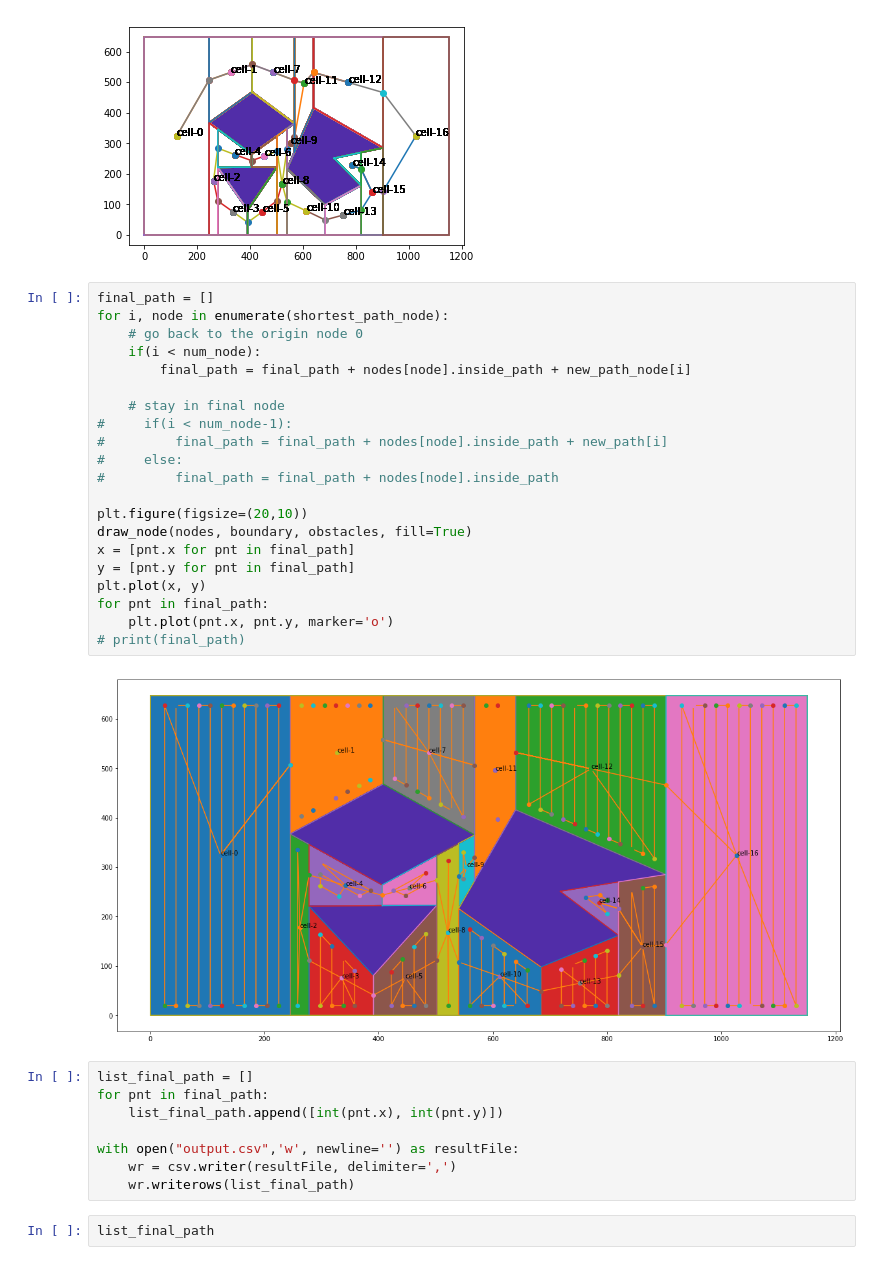
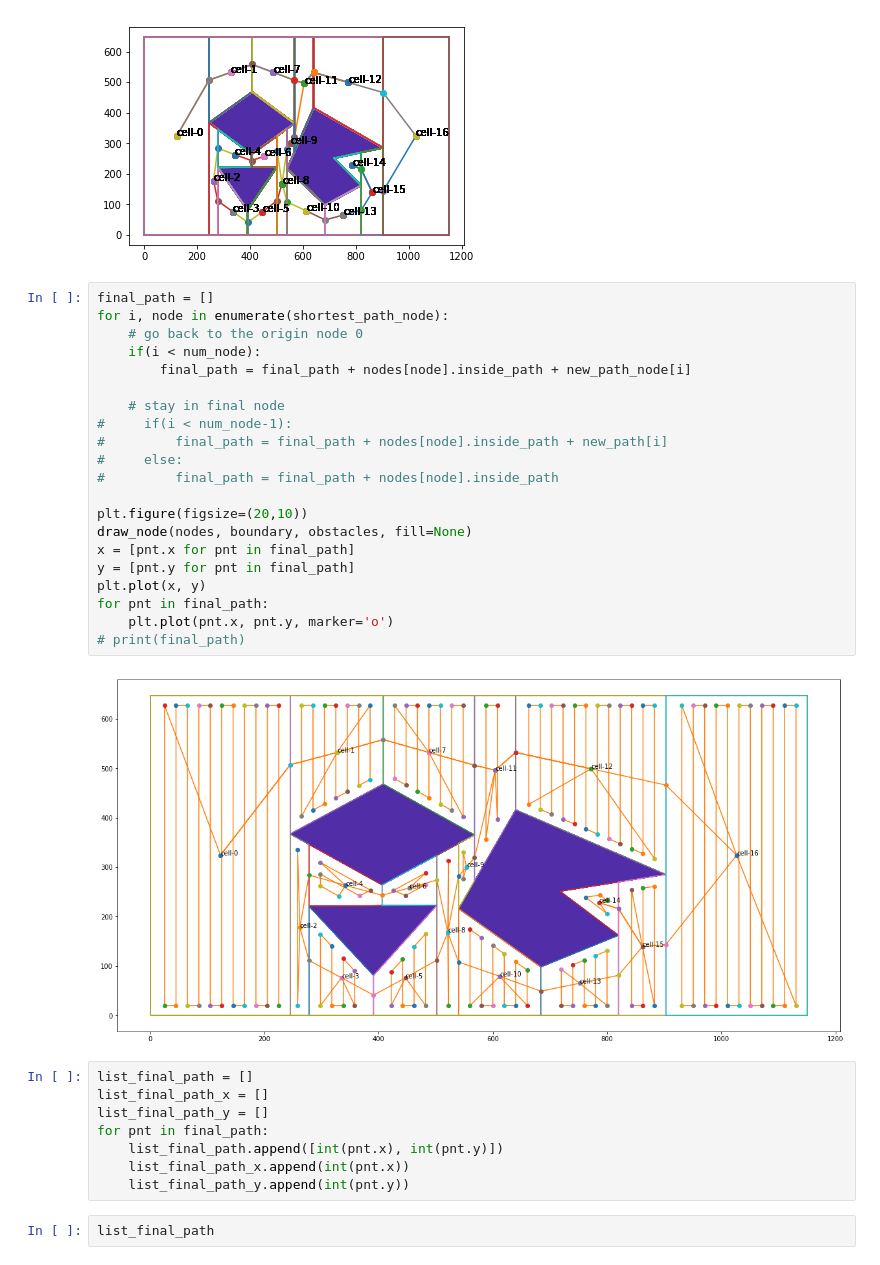
Before and after one commit to KunHanKH/Comple-Coverage-Path-PLanning-Based-on-Cell-Desomposition, a Jupyter notebook: Countour Detection and Polygon Approxiamation.ipynb, the cells around one changed output. Drawn from its saved outputs; the diff is of its cells as text.

```diff
--- a/Countour Detection and Polygon Approxiamation.ipynb
+++ b/Countour Detection and Polygon Approxiamation.ipynb
@@ -194,34 +198,34 @@ for i, path in enumerate(new_path_node):
 # %%
 final_path = []
 for i, node in enumerate(shortest_path_node):
     # go back to the origin node 0
     if(i < num_node):
         final_path = final_path + nodes[node].inside_path + new_path_node[i]
 
     # stay in final node
 #     if(i < num_node-1):
 #         final_path = final_path + nodes[node].inside_path + new_path[i]
 #     else:
 #         final_path = final_path + nodes[node].inside_path
 
 plt.figure(figsize=(20,10))
-draw_node(nodes, boundary, obstacles, fill=True)
+draw_node(nodes, boundary, obstacles, fill=None)
 x = [pnt.x for pnt in final_path]
 y = [pnt.y for pnt in final_path]
 plt.plot(x, y)
 for pnt in final_path:
     plt.plot(pnt.x, pnt.y, marker='o')
 # print(final_path)
 # %% [output]
-[figure, old version]
+[figure, new version]
 # %%
 list_final_path = []
+list_final_path_x = []
+list_final_path_y = []
 for pnt in final_path:
     list_final_path.append([int(pnt.x), int(pnt.y)])
-
-with open("output.csv",'w', newline='') as resultFile:
-    wr = csv.writer(resultFile, delimiter=',')
-    wr.writerows(list_final_path)
+    list_final_path_x.append(int(pnt.x))
+    list_final_path_y.append(int(pnt.y))
 # %%
 list_final_path
 # %% [output]
```
Also changed, not shown: parts of 3 cells of this notebook, 2 other files.
